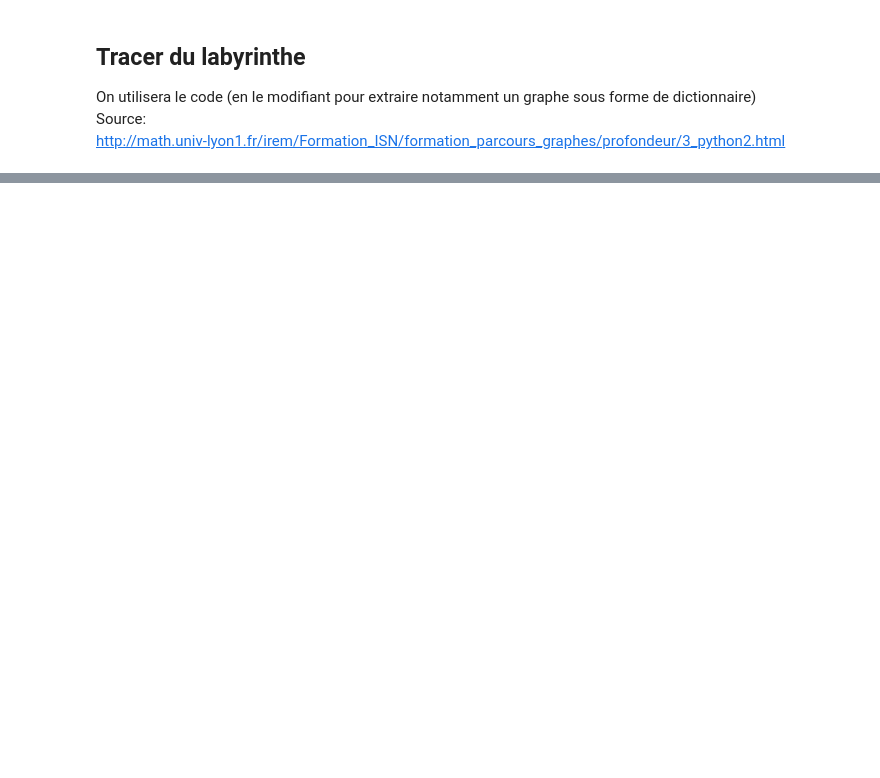
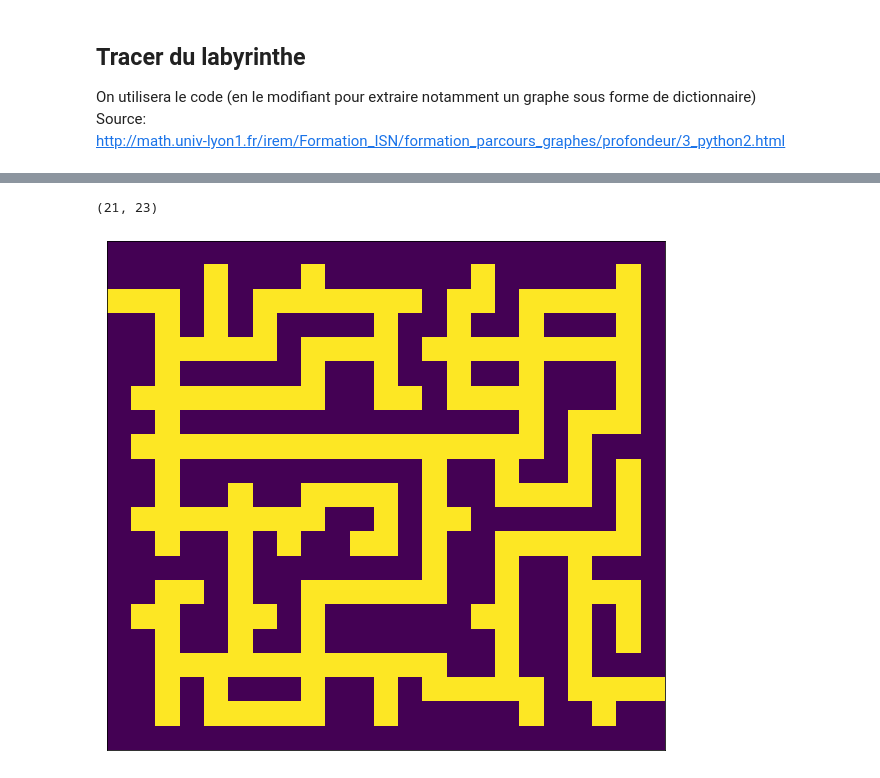
Before and after one commit to jpphi/brief10-labyrinthe, a Jupyter notebook: brief10-rendu.ipynb, the cells around one changed output, grey strips where cells are left out. Cells and saved outputs as stored; diff of their text form; code cells hidden in the pictures; blank space fills up the shorter version.

```diff
--- a/brief10-rendu.ipynb
+++ b/brief10-rendu.ipynb
@@ -280,0 +248,12 @@ tutu
+# %%
+# Attention, le "shortest" ne prend pas en compte les poids par défaut:
+#  shortest_path(G, source=None, target=None, weight=None)
+#  Ce n'est pas un problème avec le graphe en mode "casse pompons" mais si on venait à utiliser un
+#  graphe compressé, il faudrait en tenir compte
+
+route_nx= nx.shortest_path(g, depart_labyrinthe, arrive_labyrinthe, weight= True)
+print(f"La route selon shortest de nx:\n{route_nx}")
+
+l_route_dijkstra, route_dijkstra = fg.dij_rec(dic_dic,depart_labyrinthe,arrive_labyrinthe)
+print(f"\nPlus court selon dijkstra du dictionnaire: \n{dic_dic}:\n\nEst le chemin : \n\
+{route_dijkstra}\n\nDe longueur : {l_route_dijkstra}")
@@ -280,0 +276,11 @@ tutu
+# %%
+lab= copy.deepcopy(labyrinthe) # On ne modifie pas labyrinthe
+
+#route= route_dijkstra
+route= route_nx
+for i,j in route:
+    #print(i,j, route_dijkstra)
+    lab[i][j]= 2
+#dessine(labyrinthe)
+_= dessine(lab) # l'affectation évite l'affichage de la valeur retour de dessine
+_= dessine(labyrinthe) # l'affectation évite l'affichage de la valeur retour de dessine
@@ -280,0 +294,24 @@ tutu
+# %%
+img= cv2.imread("lab01.png", cv2.IMREAD_GRAYSCALE )
+
+#print(img)
+# On transforme l'image en une matrice binaire. CODE A RETRAVAILLER AVEC COMPREHENSION LISTE
+for i in range(img.shape[0]):
+    for j in range(img.shape[1]):
+        if img[i][j] < 200:
+            img[i][j]= 0
+        else: img[i][j]= 1
+
+#print(img)
+img.shape
+# %% [output]
+(21, 23)
+# %%
+#img = cv2.imread("lab010.png")
+#plt.imshow(img, cmap= "gray")
+#img[2][0]= 2
+#img[18][22]= 3
+
+noeud_img= dessine(img)
+# %% [output]
+[figure, added]
```
Also changed, not shown: parts of 24 cells of this notebook, 3 other files.
